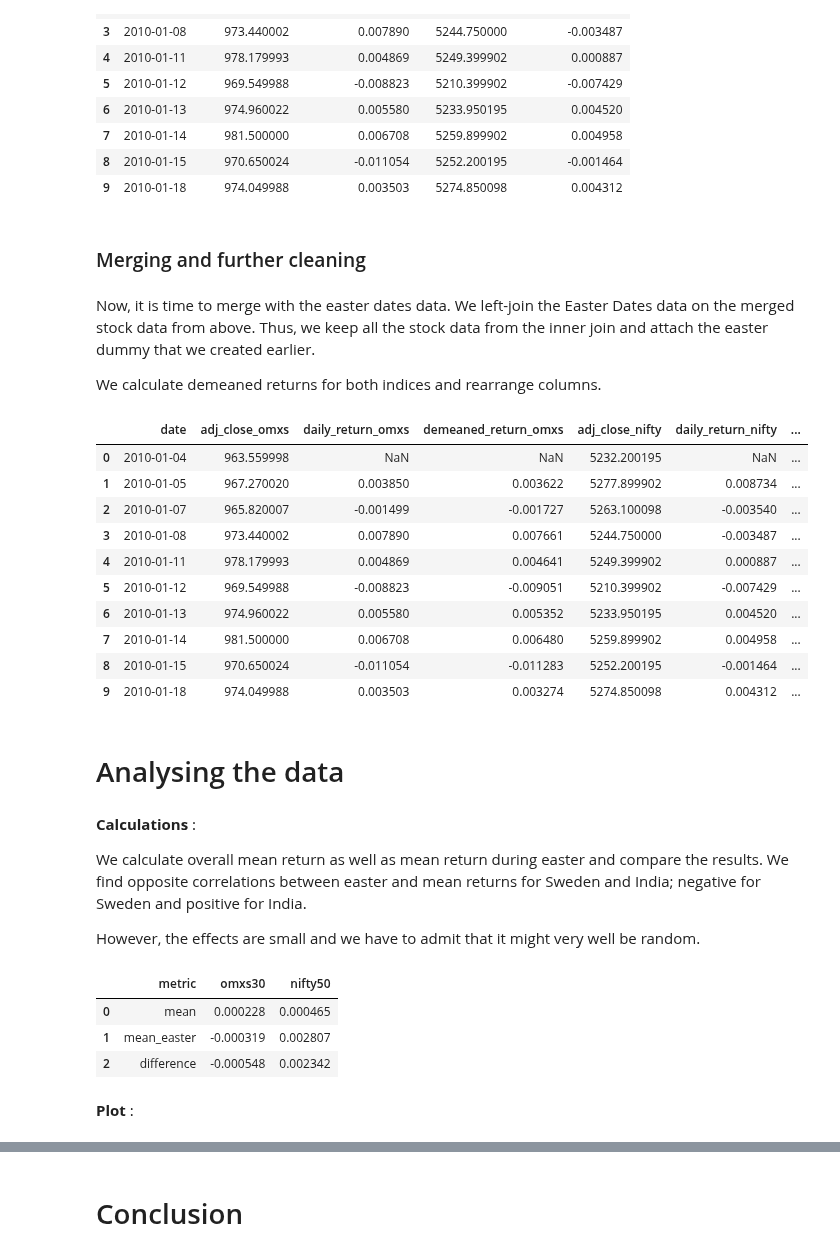
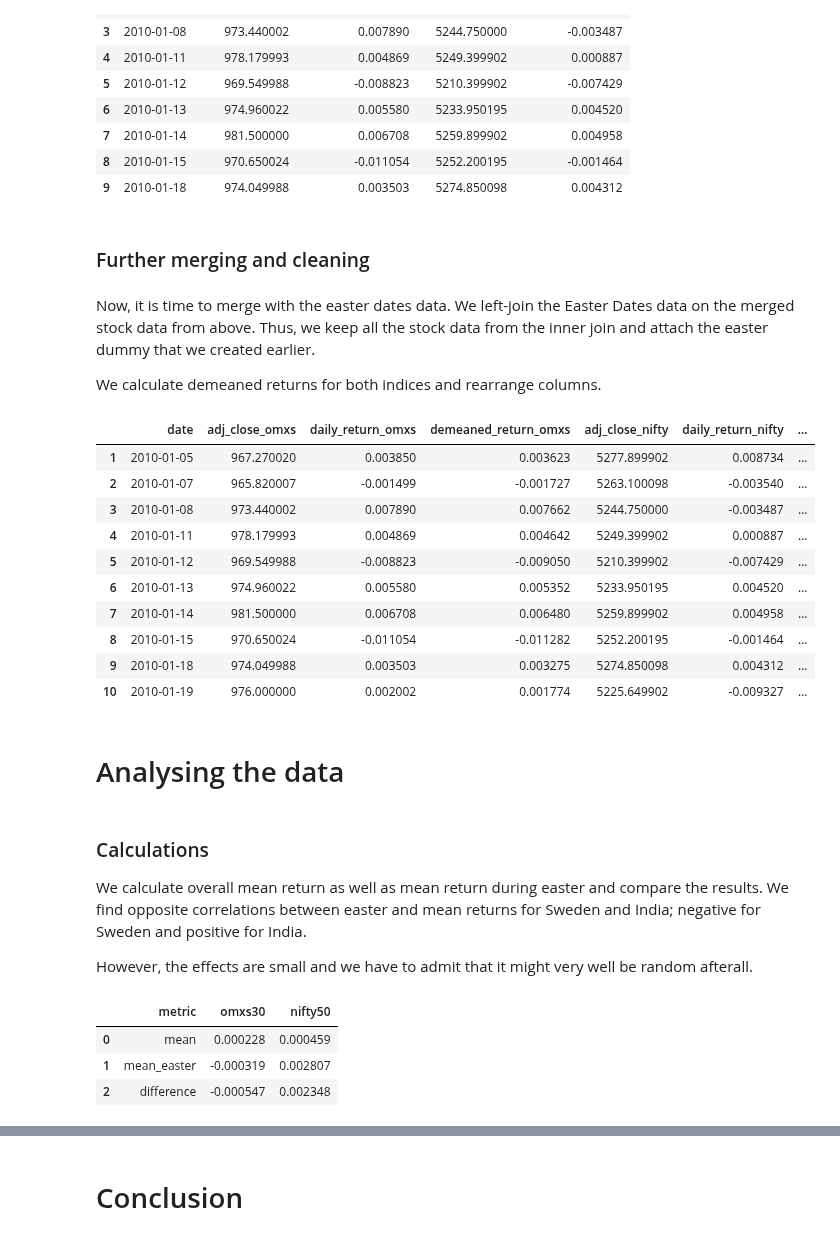
Before and after one commit to NumEconCopenhagen/projects-2023-scb, a Jupyter notebook: dataproject/dataproject.ipynb, the cells around one changed output, grey strips where cells are left out. Saved outputs shown, nothing was run; the diff lists cells and outputs as text; code cells hidden in the pictures.

```diff
--- a/dataproject/dataproject.ipynb
+++ b/dataproject/dataproject.ipynb
@@ -203,7 +206,7 @@ merge_inner.head(10)
 | 8 | 2010-01-15 | 970.650024 | -0.011054 | 5252.200195 | -0.001464 |
 | 9 | 2010-01-18 | 974.049988 | 0.003503 | 5274.850098 | 0.004312 |
 # %% [markdown]
-### Merging and further cleaning
+### Further merging and cleaning
 # %% [markdown]
 Now, it is time to merge with the easter dates data. We left-join the Easter Dates data on the merged stock data from above. Thus, we keep all the stock data from the inner join and attach the easter dummy that we created earlier.
 
@@ -211,44 +214,47 @@ We calculate demeaned returns for both indices and rearrange columns.
 # %%
 # impor easter dates and make sure that the date column in each data set is the same type
 easter_dates = pd.read_pickle(os.path.join(input_dir, 'dates.pkl'))
 merge_inner['date'] = pd.to_datetime(merge_inner['date'])
 easter_dates['date'] = pd.to_datetime(easter_dates['date'])
 
 # left-merge to add the "easter-dummy" and change nulls to zeros
 merge_final = pd.merge(merge_inner, easter_dates,on='date',how='left')
 merge_final.loc[merge_final['easter_week'].isna()==True, 'easter_week'] = 0
+merge_final.drop(index=merge_final.index[0],axis=0,inplace=True)
+merge_final = merge_final.fillna(0)
+
 
 # Calculate additional columns
 for i in ['omxs','nifty']:
     merge_final[f'demeaned_return_{i}'] = merge_final[f'daily_return_{i}']-merge_final[f'daily_return_{i}'].mean()
 
 # Rearrange columns
 merge_final = merge_final.reindex(columns=['date','adj_close_omxs','daily_return_omxs',
                                            'demeaned_return_omxs','adj_close_nifty','daily_return_nifty',
                                            'demeaned_return_nifty','easter_week'])
 
 
 merge_final.head(10)
 # %% [output]
 |  | date | adj_close_omxs | daily_return_omxs | demeaned_return_omxs | adj_close_nifty | daily_return_nifty | ... |
-| 0 | 2010-01-04 | 963.559998 | NaN | NaN | 5232.200195 | NaN | ... |
-| 1 | 2010-01-05 | 967.270020 | 0.003850 | 0.003622 | 5277.899902 | 0.008734 | ... |
+| 1 | 2010-01-05 | 967.270020 | 0.003850 | 0.003623 | 5277.899902 | 0.008734 | ... |
 | 2 | 2010-01-07 | 965.820007 | -0.001499 | -0.001727 | 5263.100098 | -0.003540 | ... |
-| 3 | 2010-01-08 | 973.440002 | 0.007890 | 0.007661 | 5244.750000 | -0.003487 | ... |
-| 4 | 2010-01-11 | 978.179993 | 0.004869 | 0.004641 | 5249.399902 | 0.000887 | ... |
-| 5 | 2010-01-12 | 969.549988 | -0.008823 | -0.009051 | 5210.399902 | -0.007429 | ... |
+| 3 | 2010-01-08 | 973.440002 | 0.007890 | 0.007662 | 5244.750000 | -0.003487 | ... |
+| 4 | 2010-01-11 | 978.179993 | 0.004869 | 0.004642 | 5249.399902 | 0.000887 | ... |
+| 5 | 2010-01-12 | 969.549988 | -0.008823 | -0.009050 | 5210.399902 | -0.007429 | ... |
 | 6 | 2010-01-13 | 974.960022 | 0.005580 | 0.005352 | 5233.950195 | 0.004520 | ... |
 | 7 | 2010-01-14 | 981.500000 | 0.006708 | 0.006480 | 5259.899902 | 0.004958 | ... |
-| 8 | 2010-01-15 | 970.650024 | -0.011054 | -0.011283 | 5252.200195 | -0.001464 | ... |
-| 9 | 2010-01-18 | 974.049988 | 0.003503 | 0.003274 | 5274.850098 | 0.004312 | ... |
+| 8 | 2010-01-15 | 970.650024 | -0.011054 | -0.011282 | 5252.200195 | -0.001464 | ... |
+| 9 | 2010-01-18 | 974.049988 | 0.003503 | 0.003275 | 5274.850098 | 0.004312 | ... |
+| 10 | 2010-01-19 | 976.000000 | 0.002002 | 0.001774 | 5225.649902 | -0.009327 | ... |
 # %% [markdown]
 # Analysing the data
 # %% [markdown]
-**Calculations** :
+### Calculations
 
 We calculate overall mean return as well as mean return during easter and compare the results. We find opposite correlations between easter and mean returns for Sweden and India; negative for Sweden and positive for India.
 
-However, the effects are small and we have to admit that it might very well be random.
+However, the effects are small and we have to admit that it might very well be random afterall.
 # %%
 #Calculations based on data in above talbe
 I = merge_final['easter_week'] == 1
@@ -273,8 +279,6 @@ return_table2 = return_table2.drop('Unnamed: 0', axis=1)
 return_table2
 # %% [output]
 |  | metric | omxs30 | nifty50 |
-| 0 | mean | 0.000228 | 0.000465 |
+| 0 | mean | 0.000228 | 0.000459 |
 | 1 | mean_easter | -0.000319 | 0.002807 |
-| 2 | difference | -0.000548 | 0.002342 |
+| 2 | difference | -0.000547 | 0.002348 |
-# %% [markdown]
-**Plot** :
```
Also changed, not shown: parts of 14 cells of this notebook, 5 other files.
